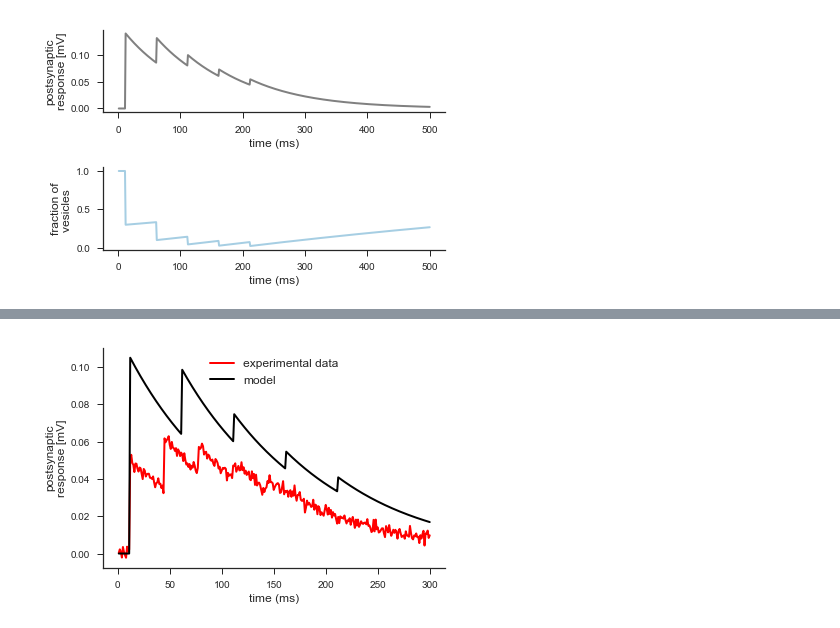
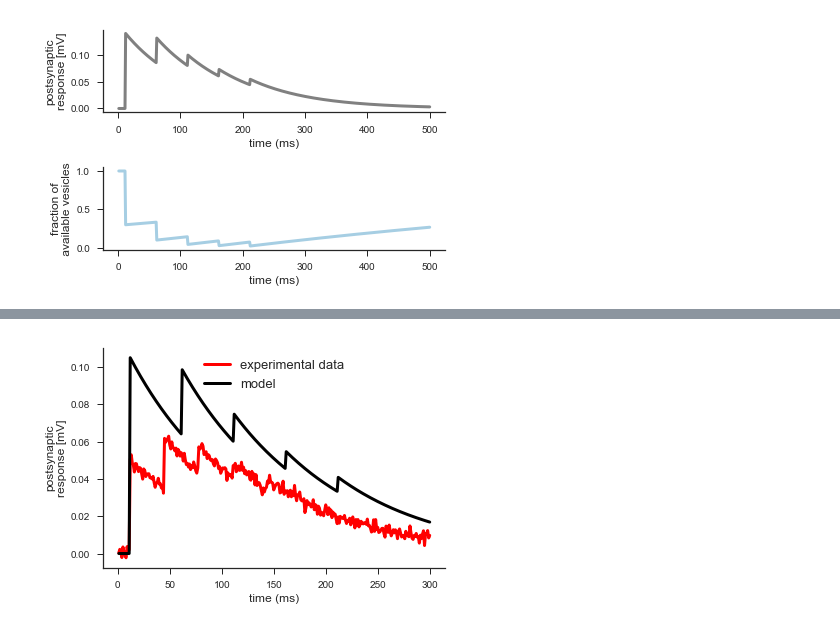
Before and after one commit to ruipontecosta/courses, a Jupyter notebook: Modelling synaptic plasticity (STP and STDP).ipynb, the cells around one changed output, grey strips where cells are left out. Saved outputs shown, nothing was run; the diff lists cells and outputs as text; code cells hidden in the pictures.

```diff
--- a/Modelling synaptic plasticity (STP and STDP).ipynb
+++ b/Modelling synaptic plasticity (STP and STDP).ipynb
@@ -116,7 +116,7 @@ for t in range(1,simtime-1):
 
 fig = plt.figure()
 
-lw = 2
+lw = 3
 nrows = 2
 ncols = 2
 
@@ -131,7 +131,7 @@ ax_A.set(xlabel='time (ms)', ylabel='postsynaptic\nresponse [mV]')#, xlim=(0,30)
 #B: Presynaptic vesicles
 ax_B = plt.subplot2grid((nrows,ncols), (1, 0), colspan=2)
 ax_B.plot(linear_fun, R, label='pre vesicles', linewidth=lw)
-ax_B.set(xlabel='time (ms)', ylabel='fraction of\nvesicles ')#, xlim=(0,30), ylim=(-5,30))
+ax_B.set(xlabel='time (ms)', ylabel='fraction of\n available vesicles ')#, xlim=(0,30), ylim=(-5,30))
 
 sns.despine()
 
@@ -140,7 +140,7 @@ plt.tight_layout()
 #plt.savefig(loadpath + 'Figures/Figure_0_gating_v1.pdf')
 plt.show()
 # %% [output]
-[figure, old version]
+[figure, new version]
 # %% [markdown]
 # 3. Fitting model to experiments
 
@@ -182,33 +182,33 @@ for t in range(1,simtime-1):
     dR = (1-R[t])/tau_D - U*R[t]*spikes[t]/dt
     R[t+1] = R[t] + dt*dR
 
 
 fig = plt.figure()
 
-lw = 2
+lw = 3
 nrows = 1
 ncols = 2
 
 #A: Postsynaptic responses
 ax_A = plt.subplot2grid((nrows,ncols), (0, 0), colspan=2)
 
 linear_fun = np.arange(1,simtime+1)
 
 #noise = np.random.normal(0, 0.002, Vm.shape)
 #data = Vm + noise
 #data.tofile('data_STD_PCPC.dat')
 
 data = np.fromfile('data_STD_PCPC.dat', dtype=float)
 
 ax_A.plot(linear_fun, data, label='experimental data', linewidth=lw, color='red')
 ax_A.plot(linear_fun, Vm, label='model', linewidth=lw, color='black')
 ax_A.set(xlabel='time (ms)', ylabel='postsynaptic\nresponse [mV]')#, xlim=(0,30), ylim=(-5,30))
-ax_A.legend(fontsize=12, loc='upper center')
+ax_A.legend(fontsize=13, loc='upper center')
 
 sns.despine()
 
 plt.tight_layout()
 
 plt.show()
 # %% [output]
-[figure, old version]
+[figure, new version]
```
